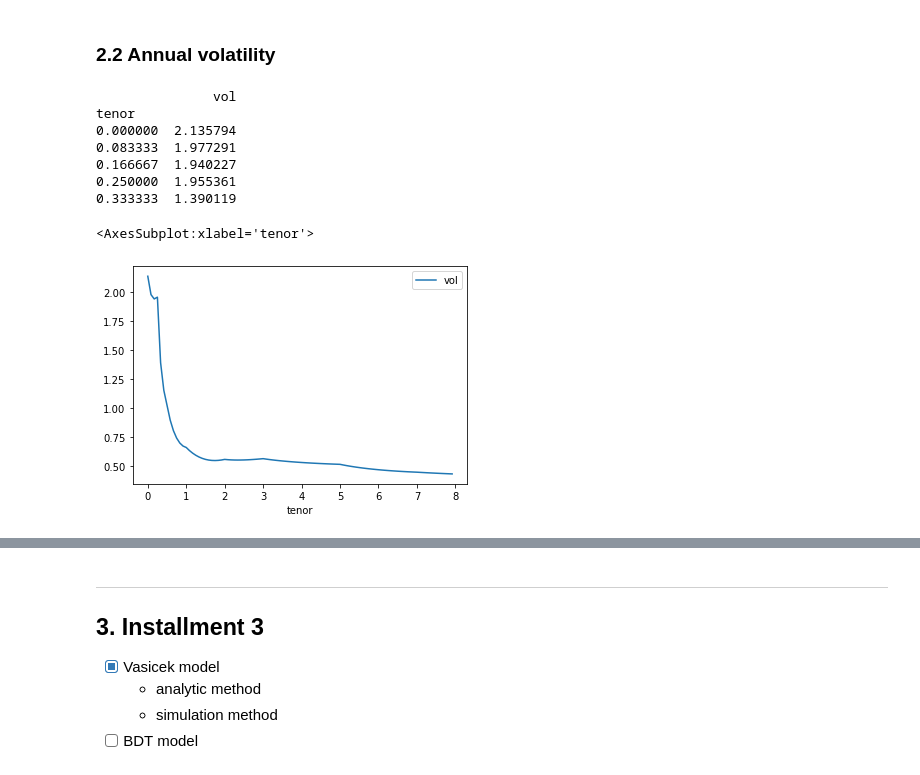
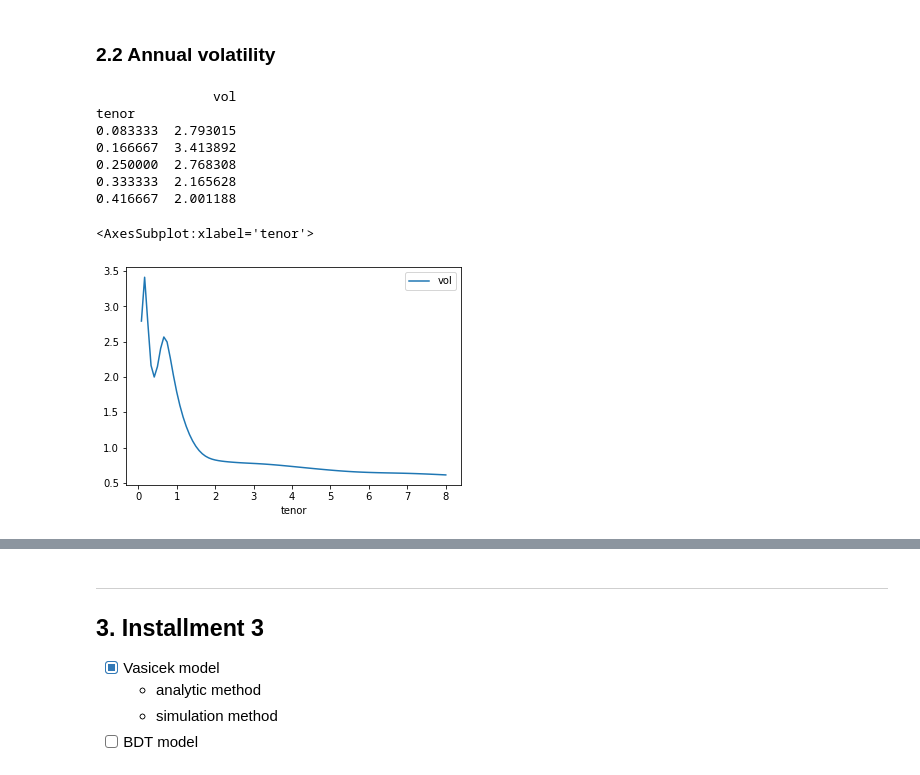
Before and after one commit to Clarence1027/IRD-pricer, a Jupyter notebook: report.ipynb, the cells around one changed output, grey strips where cells are left out. Cells and saved outputs as stored; diff of their text form; code cells hidden in the pictures.

```diff
--- a/report.ipynb
+++ b/report.ipynb
@@ -87,0 +87,8 @@ def interpolation(x,y,tenor):
+# %%
+step = 1/12
+tenor = [(i+1)*step for i in range(int(np.ceil(8 / step)))]
+window_len = 96
+f = lambda x: Curves.SpotRateCurve(spot.columns,x)(tenor,method='Cubic')
+df = spot.apply(f,axis=1,result_type='expand')
+df.columns = tenor
+df.head()
@@ -87,0 +119,5 @@ def interpolation(x,y,tenor):
+# %%
+f = lambda x: Curves.SpotRateCurve(spot.columns,x)(tenor,method='NS')
+df = spot.apply(f,axis=1,result_type='expand')
+df.columns = tenor
+df.head()
@@ -88,23 +138,17 @@ def interpolation(x,y,tenor):
 # %% [markdown]
 ### 2.2 Annual volatility
 # %%
-step = 1/12
-tenor = [i*step for i in range(int(np.ceil(8 / step)))]
-window_len = 200
-f = lambda x: Curves.SpotRateCurve(spot.columns,x)(tenor)
-df = spot.apply(f,axis=1,result_type='expand')
-df.columns = tenor
 vol = pd.DataFrame(zip(df.columns,np.log(df[-window_len:]/df[-window_len:].shift(1)).std(axis=0)/np.sqrt(5/252)),columns=['tenor','vol'])
 vol = vol.set_index('tenor')
 print(vol.head())
 vol.plot()
 # %% [output]
                vol
 tenor
-0.000000  2.135794
-0.083333  1.977291
-0.166667  1.940227
-0.250000  1.955361
-0.333333  1.390119
+0.083333  2.793015
+0.166667  3.413892
+0.250000  2.768308
+0.333333  2.165628
+0.416667  2.001188
 <AxesSubplot:xlabel='tenor'>
-[figure, old version]
+[figure, new version]
```
Also changed, not shown: parts of 15 cells of this notebook, 4 other files.
